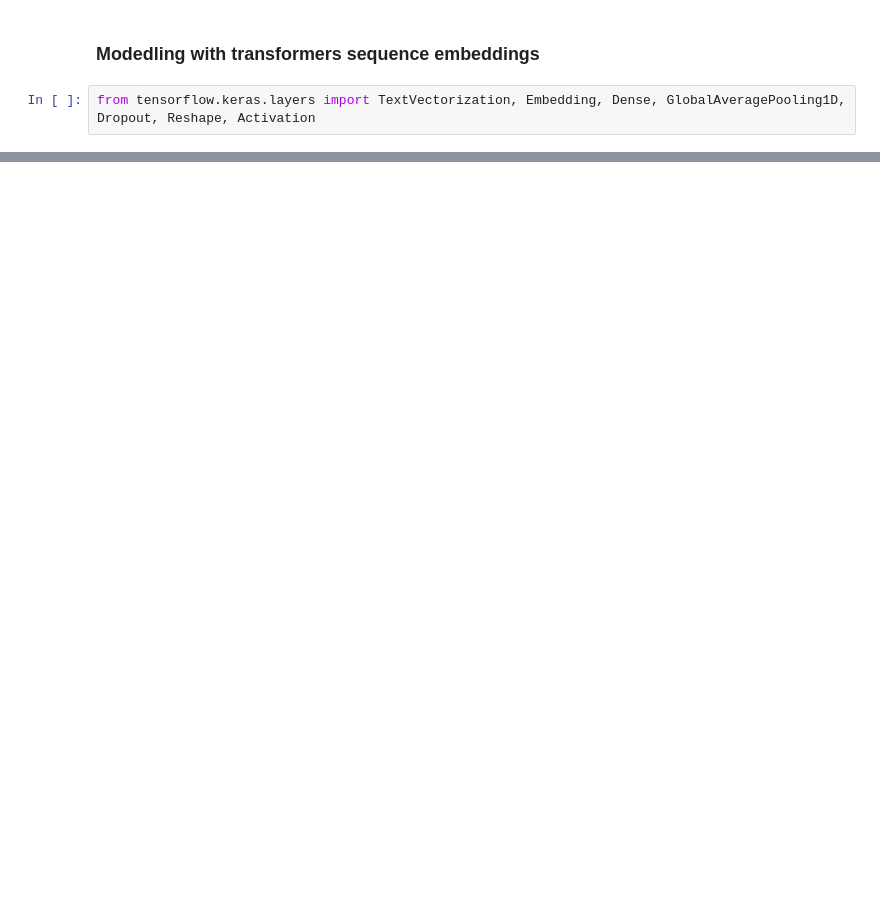
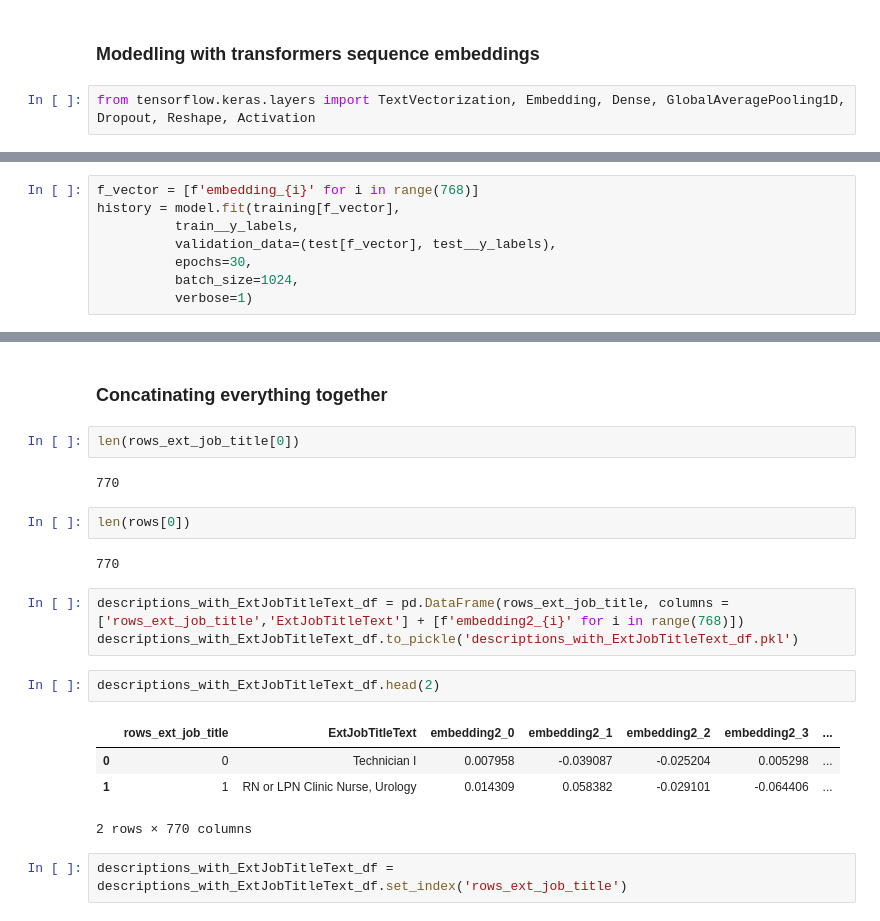
Before and after one commit to kirilgravis/JobTitleClassifier, a Jupyter notebook: 9 - Pre-trained_embedding.ipynb, the cells around one changed output, grey strips where cells are left out. Cells and saved outputs as stored; diff of their text form; blank space fills up the shorter version.

```diff
--- a/9 - Pre-trained_embedding.ipynb
+++ b/9 - Pre-trained_embedding.ipynb
@@ -558,0 +547,8 @@ pd.DataFrame(transformer_results2, columns=['epoch','val_precision','val_re-call
+# %%
+f_vector = [f'embedding_{i}' for i in range(768)]
+history = model.fit(training[f_vector],
+          train__y_labels,
+          validation_data=(test[f_vector], test__y_labels),
+          epochs=30,
+          batch_size=1024,
+          verbose=1)
@@ -558,0 +670,22 @@ pd.DataFrame(transformer_results2, columns=['epoch','val_precision','val_re-call
+# %% [markdown]
+### Concatinating everything together
+# %%
+len(rows_ext_job_title[0])
+# %% [output]
+770
+# %%
+len(rows[0])
+# %% [output]
+770
+# %%
+descriptions_with_ExtJobTitleText_df = pd.DataFrame(rows_ext_job_title, columns = ['rows_ext_job_title','ExtJobTitleText'] + [f'embedding2_{i}' for i in range(768)])
+descriptions_with_ExtJobTitleText_df.to_pickle('descriptions_with_ExtJobTitleText_df.pkl')
+# %%
+descriptions_with_ExtJobTitleText_df.head(2)
+# %% [output]
+|  | rows_ext_job_title | ExtJobTitleText | embedding2_0 | embedding2_1 | embedding2_2 | embedding2_3 | ... |
+| 0 | 0 | Technician I | 0.007958 | -0.039087 | -0.025204 | 0.005298 | ... |
+| 1 | 1 | RN or LPN Clinic Nurse, Urology | 0.014309 | 0.058382 | -0.029101 | -0.064406 | ... |
+2 rows × 770 columns
+# %%
+descriptions_with_ExtJobTitleText_df = descriptions_with_ExtJobTitleText_df.set_index('rows_ext_job_title')
```
Also changed, not shown: parts of 65 cells of this notebook, 1 other file.
